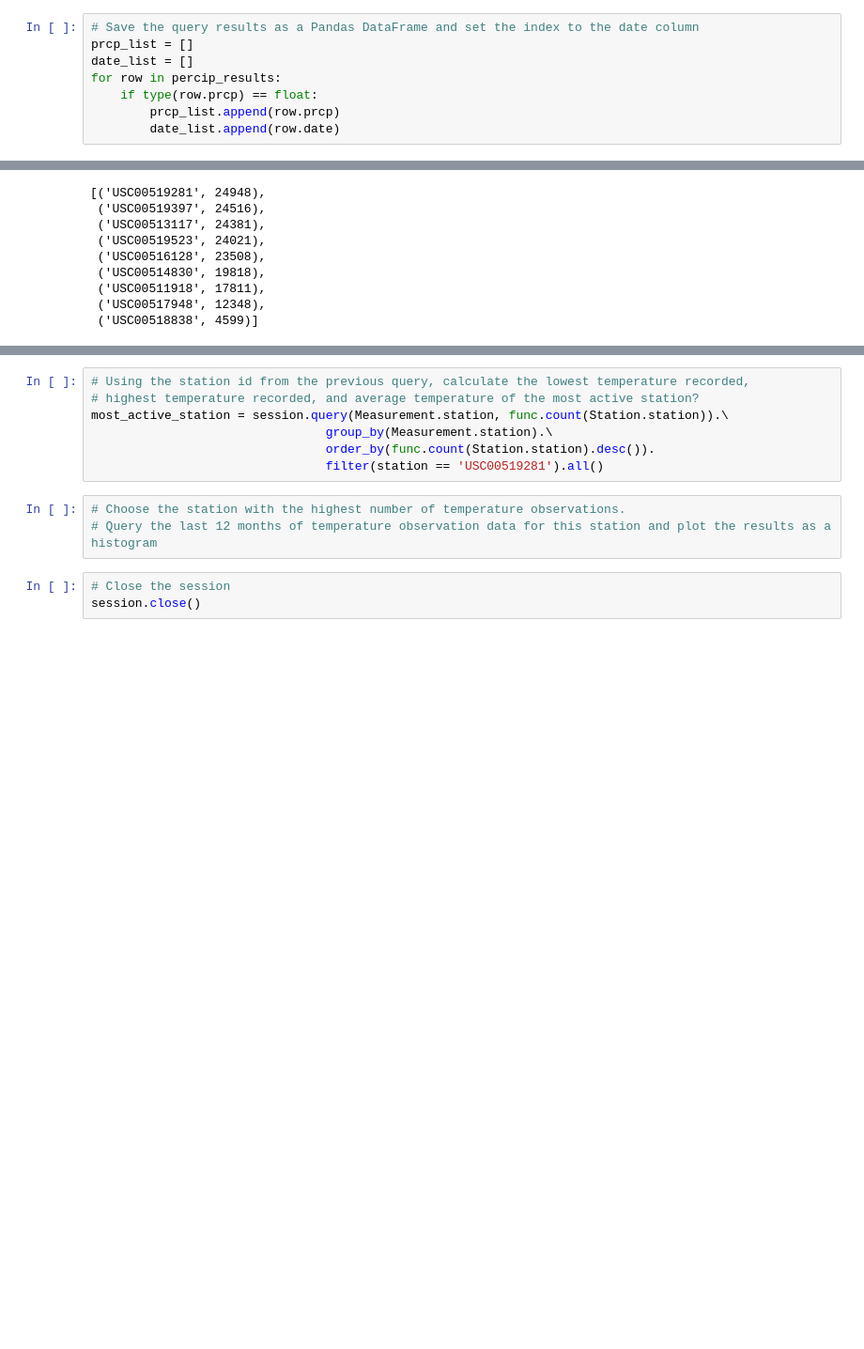
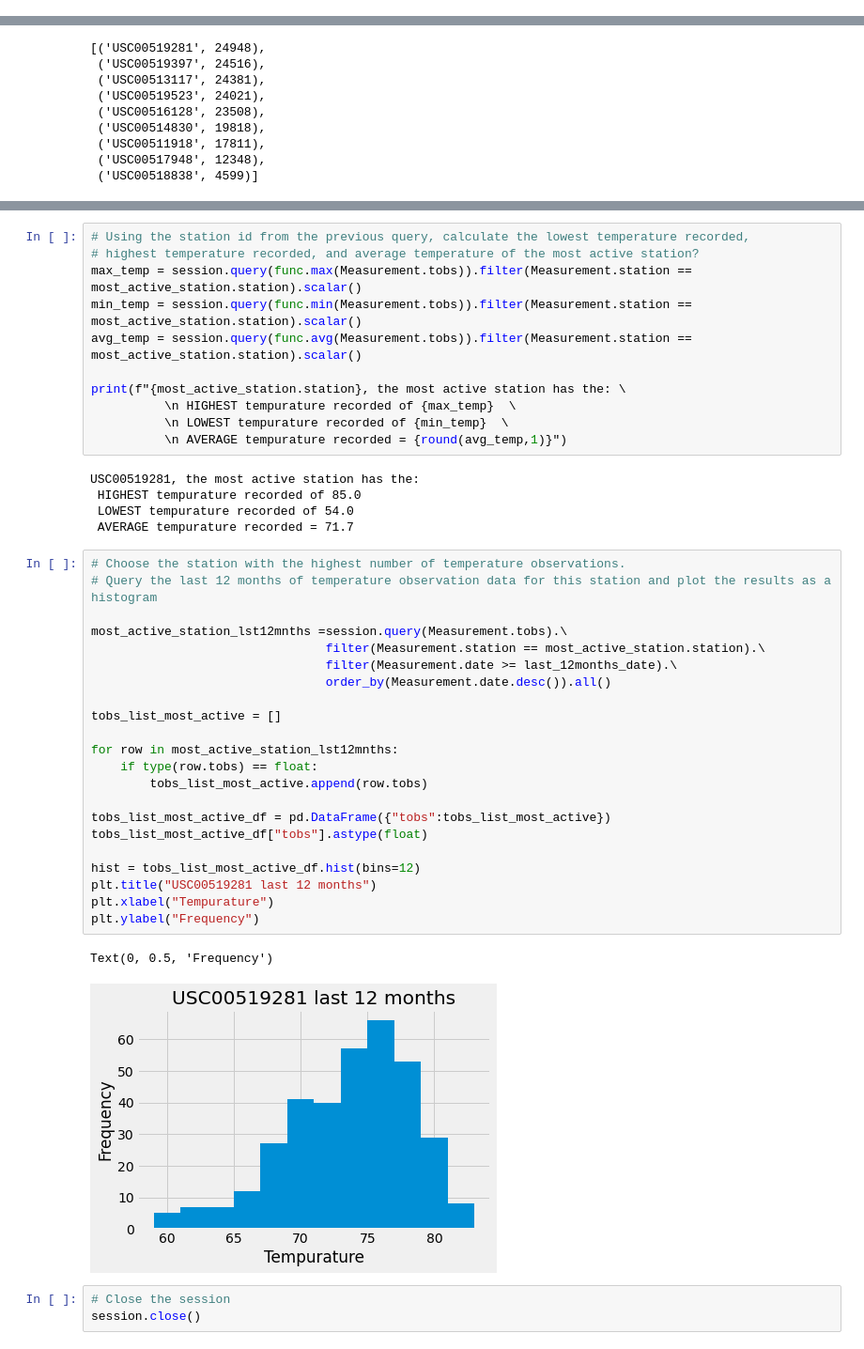
Before and after one commit to mnolker/sqlalchemy-challenge, a Jupyter notebook: climate.ipynb, the cells around one changed output, grey strips where cells are left out. Shown at 94% size. Saved outputs shown, nothing was run; the diff lists cells and outputs as text; blank space fills up the shorter version.

```diff
--- a/climate.ipynb
+++ b/climate.ipynb
@@ -109,8 +139,0 @@ percip_results = session.query(Measurement).order_by(Measurement.date.asc()).\
-# %%
-# Save the query results as a Pandas DataFrame and set the index to the date column
-prcp_list = []
-date_list = []
-for row in percip_results:
-    if type(row.prcp) == float:
-        prcp_list.append(row.prcp)
-        date_list.append(row.date)
@@ -227,13 +204,44 @@ The most active stations = USC00519281 with 24948 records
 # %%
 # Using the station id from the previous query, calculate the lowest temperature recorded,
 # highest temperature recorded, and average temperature of the most active station?
-most_active_station = session.query(Measurement.station, func.count(Station.station)).\
-                                group_by(Measurement.station).\
-                                order_by(func.count(Station.station).desc()).
-                                filter(station == 'USC00519281').all()
+max_temp = session.query(func.max(Measurement.tobs)).filter(Measurement.station == most_active_station.station).scalar()
+min_temp = session.query(func.min(Measurement.tobs)).filter(Measurement.station == most_active_station.station).scalar()
+avg_temp = session.query(func.avg(Measurement.tobs)).filter(Measurement.station == most_active_station.station).scalar()
+
+print(f"{most_active_station.station}, the most active station has the: \
+          \n HIGHEST tempurature recorded of {max_temp}  \
+          \n LOWEST tempurature recorded of {min_temp}  \
+          \n AVERAGE tempurature recorded = {round(avg_temp,1)}")
+# %% [output]
+USC00519281, the most active station has the:
+ HIGHEST tempurature recorded of 85.0
+ LOWEST tempurature recorded of 54.0
+ AVERAGE tempurature recorded = 71.7
 # %%
 # Choose the station with the highest number of temperature observations.
 # Query the last 12 months of temperature observation data for this station and plot the results as a histogram
+
+most_active_station_lst12mnths =session.query(Measurement.tobs).\
+                                filter(Measurement.station == most_active_station.station).\
+                                filter(Measurement.date >= last_12months_date).\
+                                order_by(Measurement.date.desc()).all()
+
+tobs_list_most_active = []
+
+for row in most_active_station_lst12mnths:
+    if type(row.tobs) == float:
+        tobs_list_most_active.append(row.tobs)
+
+tobs_list_most_active_df = pd.DataFrame({"tobs":tobs_list_most_active})
+tobs_list_most_active_df["tobs"].astype(float)
+
+hist = tobs_list_most_active_df.hist(bins=12)
+plt.title("USC00519281 last 12 months")
+plt.xlabel("Tempurature")
+plt.ylabel("Frequency")
+# %% [output]
+Text(0, 0.5, 'Frequency')
+[figure, added]
 # %%
 # Close the session
 session.close()
```
Also changed, not shown: parts of 7 cells of this notebook.
